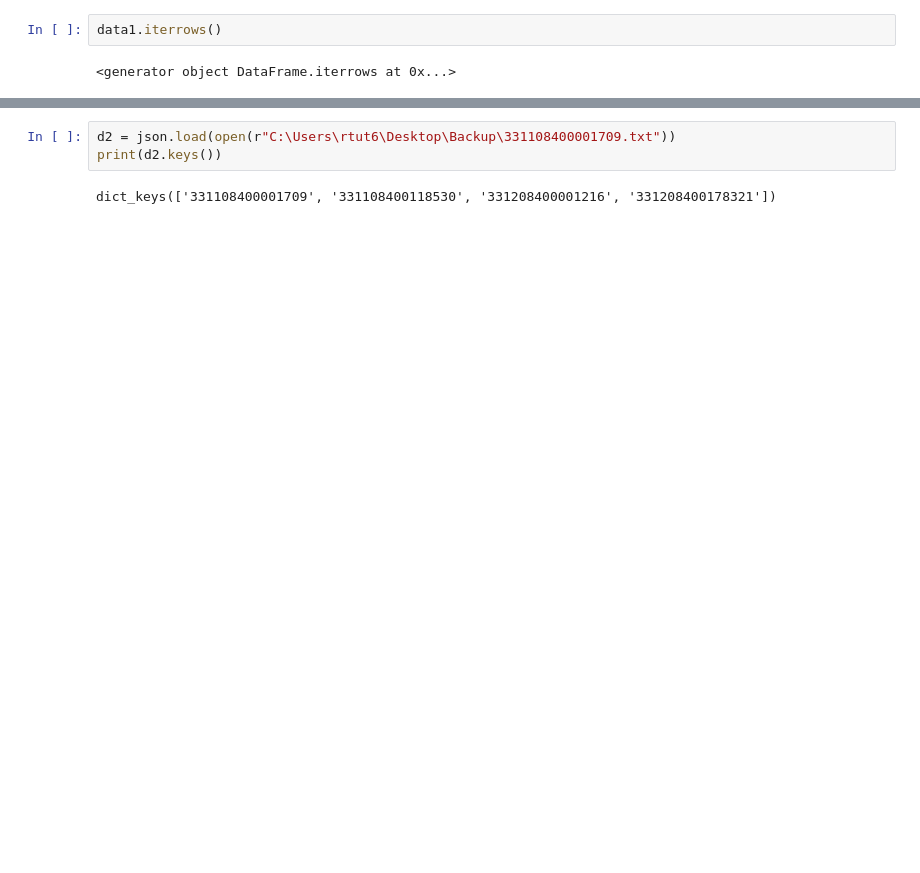
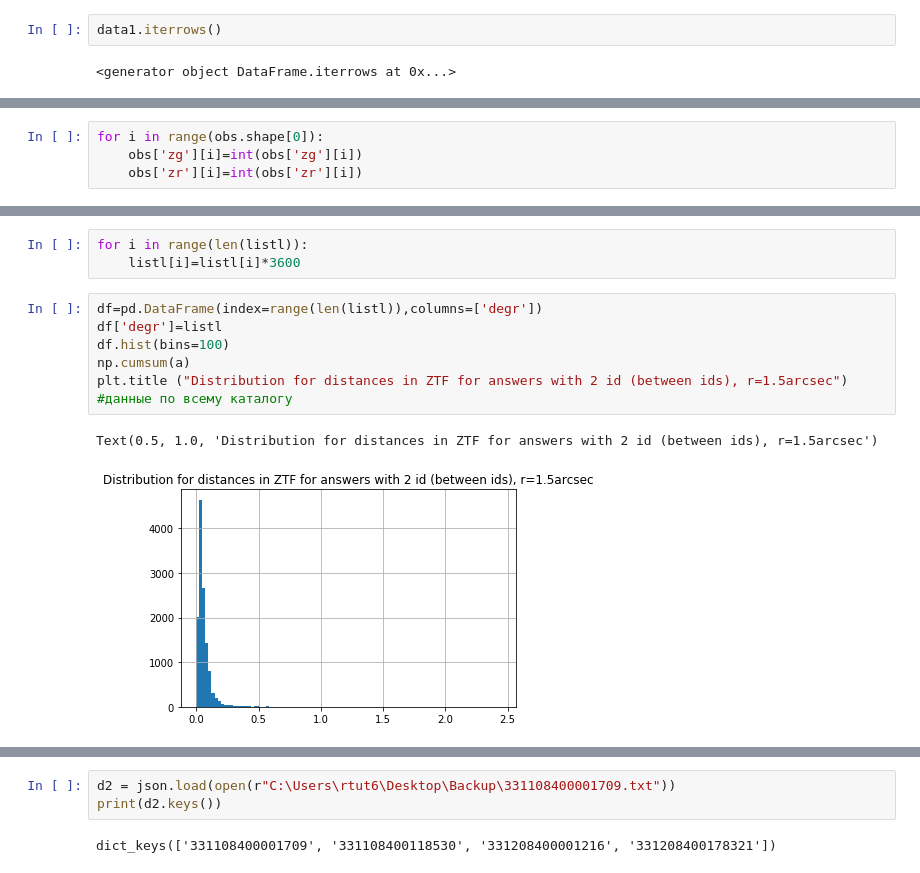
Before and after one commit to Rtut654/AstroProblems, a Jupyter notebook: Naydenkin_projectML.ipynb, the cells around one changed output, grey strips where cells are left out. Saved outputs shown, nothing was run; the diff lists cells and outputs as text; blank space fills up the shorter version.

```diff
--- a/Naydenkin_projectML.ipynb
+++ b/Naydenkin_projectML.ipynb
@@ -451,0 +746,4 @@ for (dirpath, dirnames, filenames) in walk(mypath):
+# %%
+for i in range(obs.shape[0]):
+    obs['zg'][i]=int(obs['zg'][i])
+    obs['zr'][i]=int(obs['zr'][i])
@@ -451,0 +759,12 @@ for (dirpath, dirnames, filenames) in walk(mypath):
+# %%
+for i in range(len(listl)):
+    listl[i]=listl[i]*3600
+# %%
+df=pd.DataFrame(index=range(len(listl)),columns=['degr'])
+df['degr']=listl
+df.hist(bins=100)
+np.cumsum(a)
+plt.title ("Distribution for distances in ZTF for answers with 2 id (between ids), r=1.5arcsec") #данные по всему каталогу
+# %% [output]
+Text(0.5, 1.0, 'Distribution for distances in ZTF for answers with 2 id (between ids), r=1.5arcsec')
+[figure, added]
```
Also changed, not shown: parts of 106 cells of this notebook.
